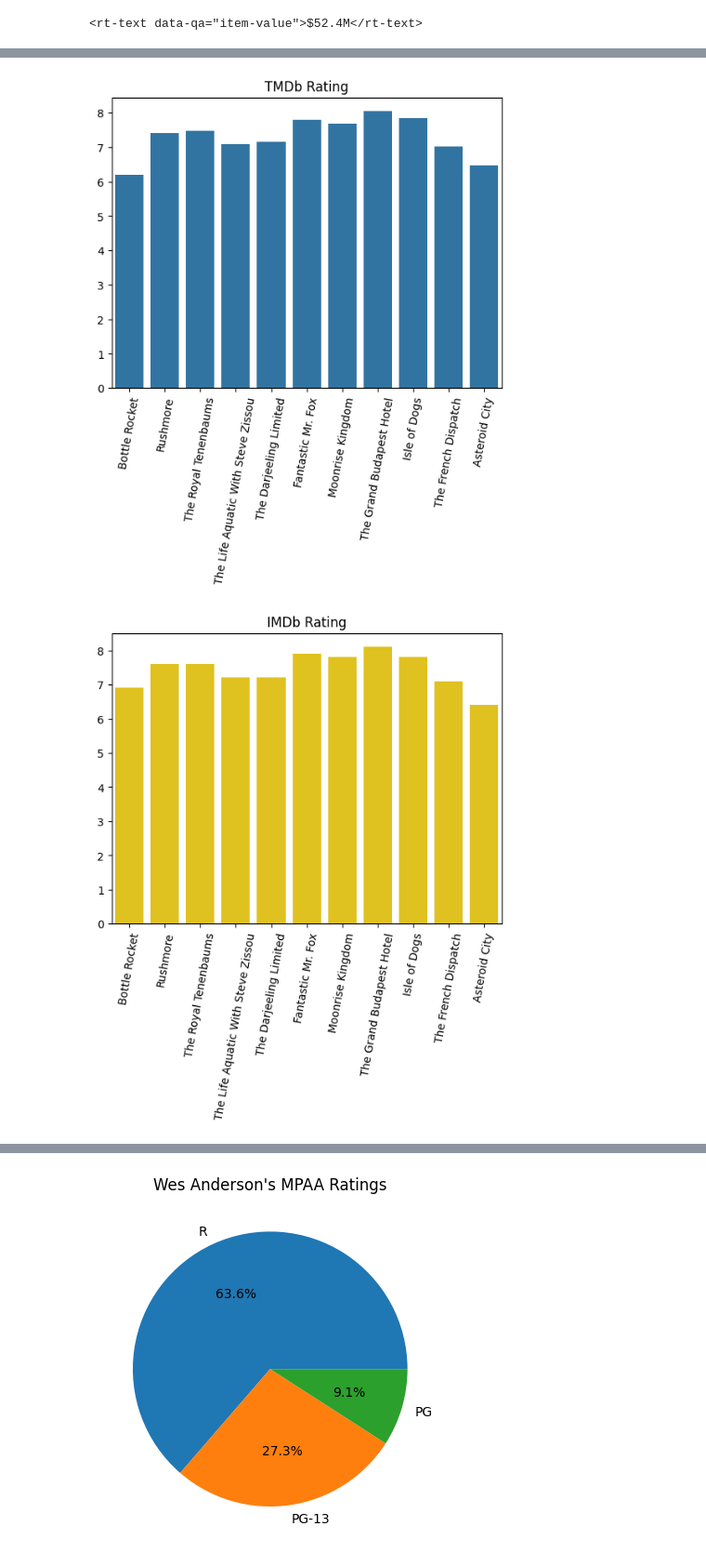
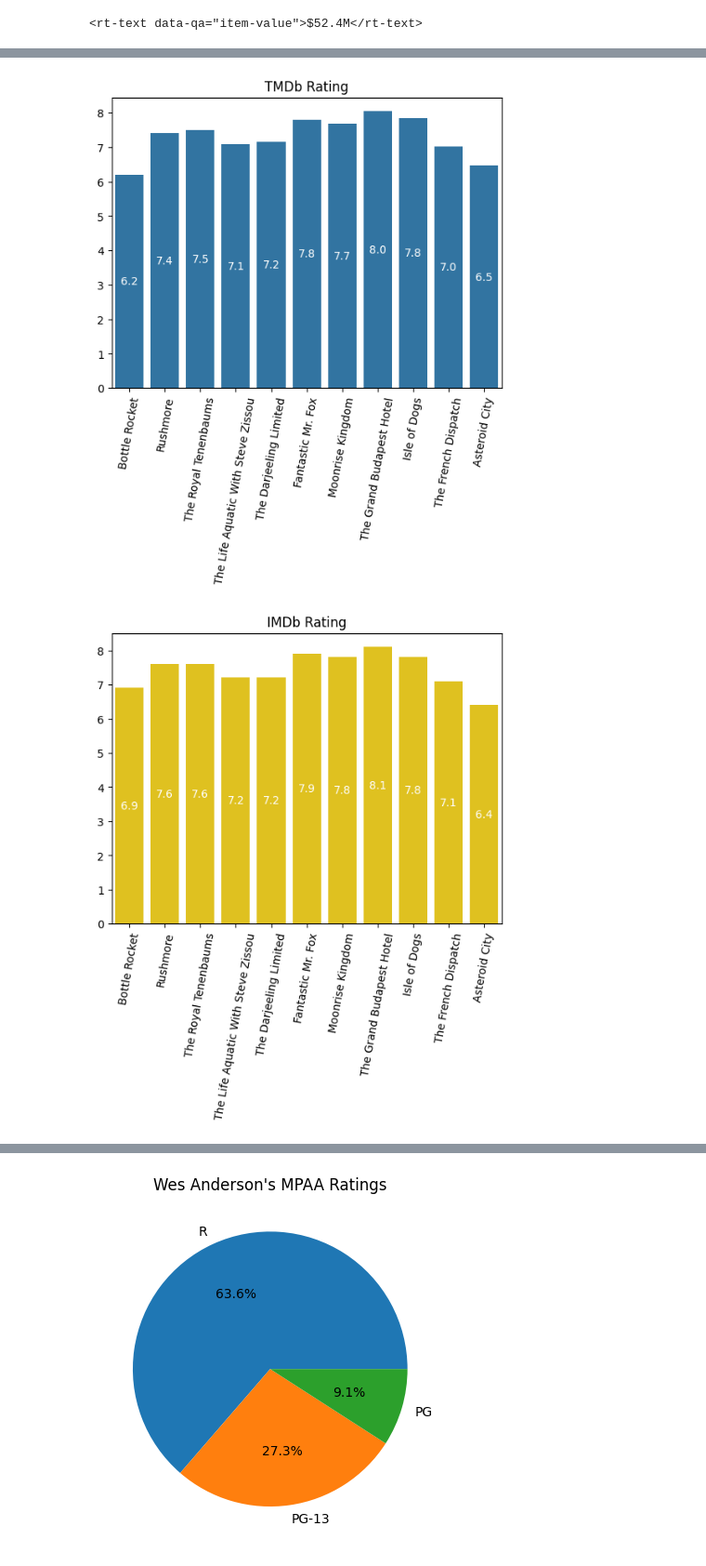
Before and after one commit to DKSaller/Anderson-v-Anderson, a Jupyter notebook: Notebook/capstone.ipynb, the cells around one changed output, grey strips where cells are left out. Shown at 93% size. Drawn from its saved outputs; the diff is of its cells as text; code cells hidden in the pictures.

Commit message:
pres changes/graph changes

```diff
--- a/Notebook/capstone.ipynb
+++ b/Notebook/capstone.ipynb
@@ -1621,8 +1621,20 @@ wes_df
 | 10 | Asteroid City | 6.462 | PG-13 | Jason Schwartzman | Scarlett Johansson | Tom Hanks | Jeffrey Wright | Tilda Swinton | 2023 | ... |
 # %%
 wes_df_sorted = wes_df.sort_values('Release_Year')
+# %%
+def add_bar_values(ax, fmt='.1f', color='white', fontsize=10):
+    for p in ax.patches:
+        height = p.get_height()
+        if height > 0:
+            ax.text(
+                p.get_x() + p.get_width() / 2.,
+                height / 2,
+                f'{height:{fmt}}',
+                ha='center', va='center', color=color, fontsize=fontsize
+            )
 # %%
-sns.barplot(x = wes_df_sorted['Film'], y = wes_df_sorted['TMDb_rating'], color = '#1f77b4')
+ax = sns.barplot(x = wes_df_sorted['Film'], y = wes_df_sorted['TMDb_rating'], color = '#1f77b4')
+add_bar_values(ax, fmt='.1f')
 plt.title('TMDb Rating')
 plt.xticks(rotation=80)
 plt.xlabel('')
@@ -1630,15 +1642,16 @@ plt.ylabel('')
 plt.savefig('wes_tmdb_rating.png', bbox_inches='tight')
 plt.show()
 # %% [output]
-[figure, old version]
+[figure, new version]
 # %%
-sns.barplot(x = wes_df_sorted['Film'], y = wes_df_sorted['IMDb_rating'], color = '#FFD700')
+ax = sns.barplot(x = wes_df_sorted['Film'], y = wes_df_sorted['IMDb_rating'], color = '#FFD700')
+add_bar_values(ax, fmt='.1f')
 plt.title('IMDb Rating')
 plt.xticks(rotation=80)
 plt.xlabel('')
 plt.ylabel('')
 plt.savefig('wes_imdb_rating.png', bbox_inches='tight')
 plt.show()
 # %% [output]
-[figure, old version]
+[figure, new version]
 # %%
```
Also changed, not shown: parts of 22 cells of this notebook, 1 other file.
